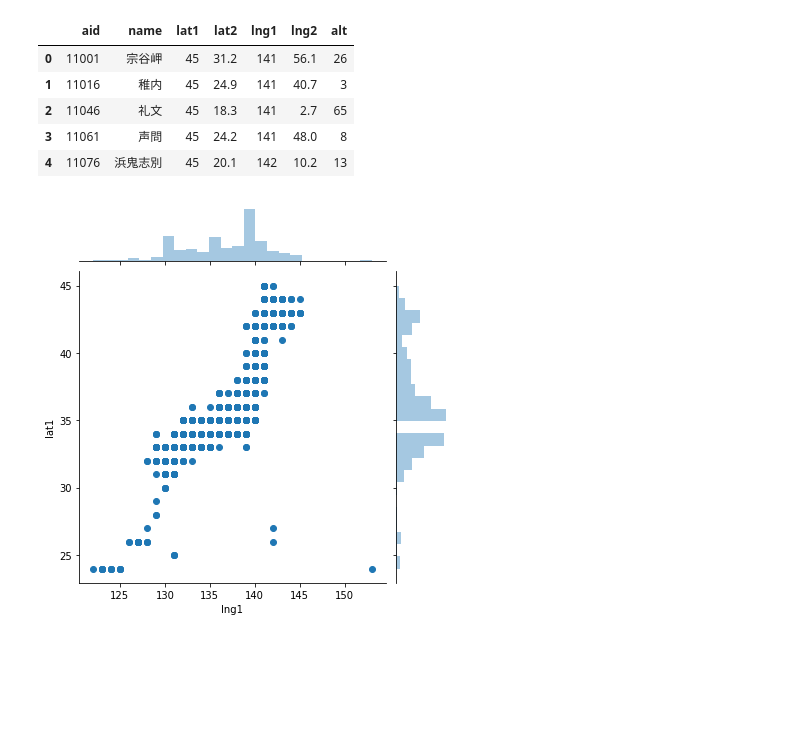
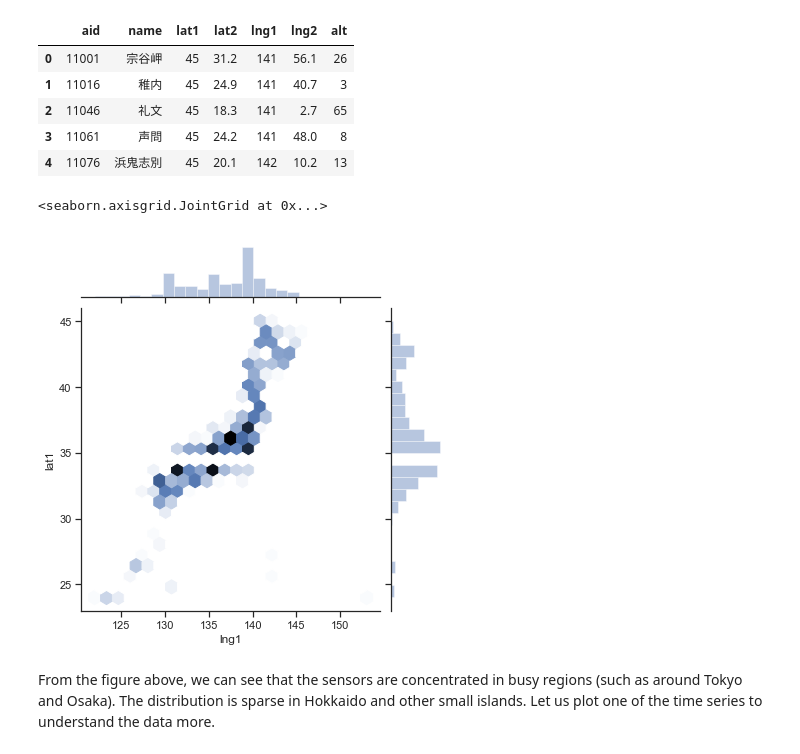
Before and after one commit to kqhuynguyen/gcn-japan-weather-forecast, a Jupyter notebook: data_visualization.ipynb, the cells around one changed output. Saved outputs shown, nothing was run; the diff lists cells and outputs as text; code cells hidden in the pictures; blank space fills up the shorter version.

Commit message:
Visualize time series data

```diff
--- a/data_visualization.ipynb
+++ b/data_visualization.ipynb
@@ -13,7 +13,13 @@ sensor_metadata.head()
 | 2 | 11046 | 礼文 | 45 | 18.3 | 141 | 2.7 | 65 |
 | 3 | 11061 | 声問 | 45 | 24.2 | 141 | 48.0 | 8 |
 | 4 | 11076 | 浜鬼志別 | 45 | 20.1 | 142 | 10.2 | 13 |
-# %%
-ax = sns.jointplot(y='lat1', x="lng1", data=sensor_metadata)
-# %% [output]
-[figure, removed]
+# %%
+import seaborn as sns
+sns.set(style="ticks")
+sns.jointplot(x="lng1", y="lat1", kind="hex", data=sensor_metadata)
+# %% [output]
+<seaborn.axisgrid.JointGrid at 0x...>
+[figure, added]
+# %% [markdown]
+From the figure above, we can see that the sensors are concentrated in busy regions (such as around Tokyo and Osaka). The distribution is sparse in Hokkaido and other small islands.
+Let us plot one of the time series to understand the data more.
```
Also changed, not shown: parts of 10 cells of this notebook.
